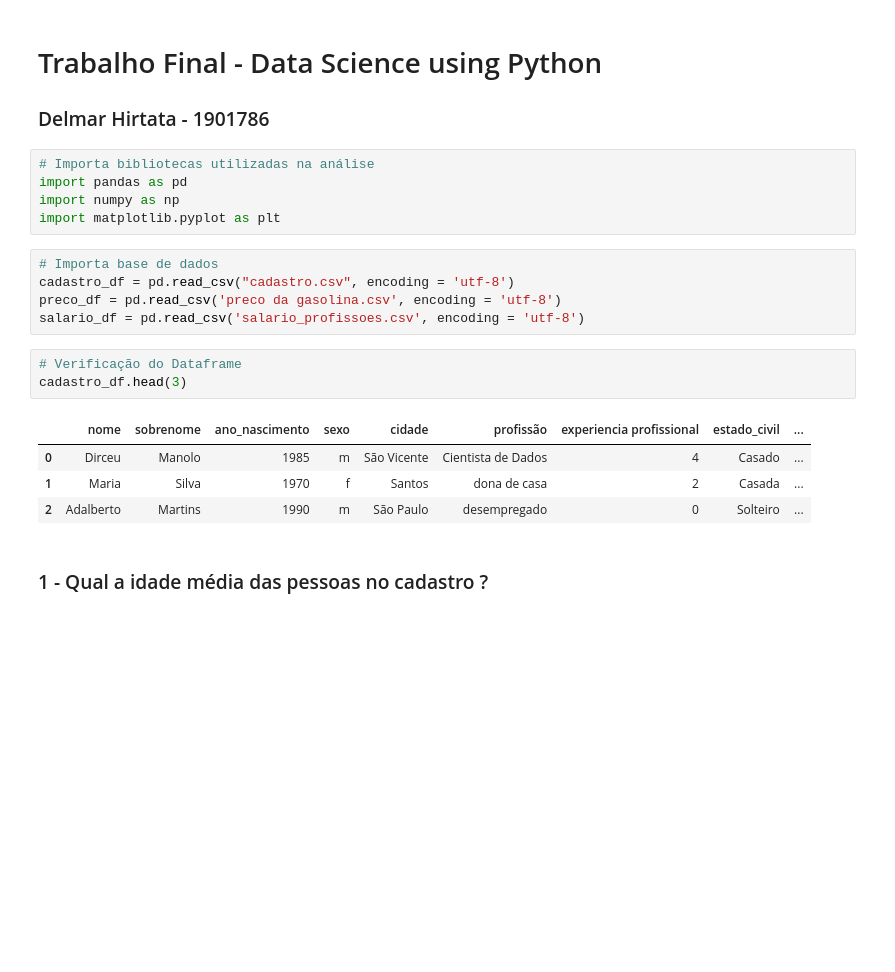
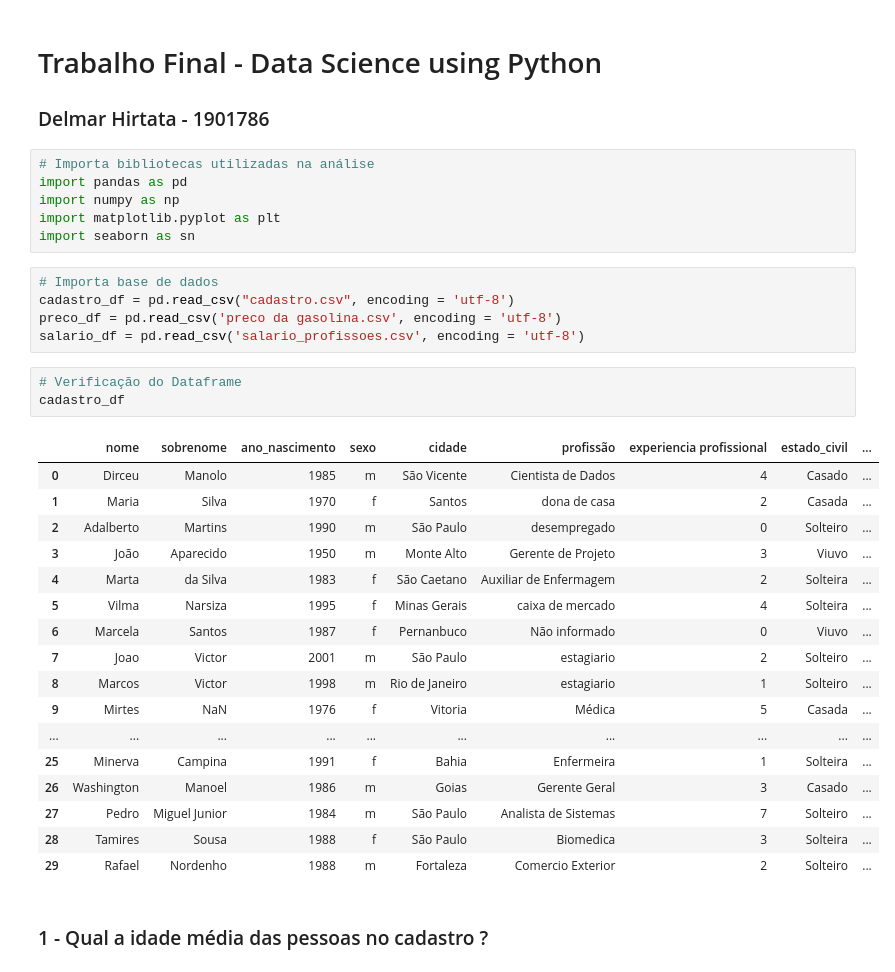
Before and after one commit to delmarhirata/MBA_Big-Data, a Jupyter notebook: Trabalho_Final.ipynb, the cells around one changed output. Saved outputs shown, nothing was run; the diff lists cells and outputs as text; blank space fills up the shorter version.

```diff
--- a/Trabalho_Final.ipynb
+++ b/Trabalho_Final.ipynb
@@ -7,6 +7,7 @@
 import pandas as pd
 import numpy as np
 import matplotlib.pyplot as plt
+import seaborn as sn
 # %%
 # Importa base de dados
 cadastro_df = pd.read_csv("cadastro.csv", encoding = 'utf-8')
@@ -14,12 +15,25 @@ preco_df = pd.read_csv('preco da gasolina.csv', encoding = 'utf-8')
 salario_df = pd.read_csv('salario_profissoes.csv', encoding = 'utf-8')
 # %%
 # Verificação do Dataframe
-cadastro_df.head(3)
+cadastro_df
 # %% [output]
 |  | nome | sobrenome | ano_nascimento | sexo | cidade | profissão | experiencia profissional | estado_civil | ... |
 | 0 | Dirceu | Manolo | 1985 | m | São Vicente | Cientista de Dados | 4 | Casado | ... |
 | 1 | Maria | Silva | 1970 | f | Santos | dona de casa | 2 | Casada | ... |
 | 2 | Adalberto | Martins | 1990 | m | São Paulo | desempregado | 0 | Solteiro | ... |
+| 3 | João | Aparecido | 1950 | m | Monte Alto | Gerente de Projeto | 3 | Viuvo | ... |
+| 4 | Marta | da Silva | 1983 | f | São Caetano | Auxiliar de Enfermagem | 2 | Solteira | ... |
+| 5 | Vilma | Narsiza | 1995 | f | Minas Gerais | caixa de mercado | 4 | Solteira | ... |
+| 6 | Marcela | Santos | 1987 | f | Pernanbuco | Não informado | 0 | Viuvo | ... |
+| 7 | Joao | Victor | 2001 | m | São Paulo | estagiario | 2 | Solteiro | ... |
+| 8 | Marcos | Victor | 1998 | m | Rio de Janeiro | estagiario | 1 | Solteiro | ... |
+| 9 | Mirtes | NaN | 1976 | f | Vitoria | Médica | 5 | Casada | ... |
+| ... | ... | ... | ... | ... | ... | ... | ... | ... | ... |
+| 25 | Minerva | Campina | 1991 | f | Bahia | Enfermeira | 1 | Solteira | ... |
+| 26 | Washington | Manoel | 1986 | m | Goias | Gerente Geral | 3 | Casado | ... |
+| 27 | Pedro | Miguel Junior | 1984 | m | São Paulo | Analista de Sistemas | 7 | Solteiro | ... |
+| 28 | Tamires | Sousa | 1988 | f | São Paulo | Biomedica | 3 | Solteira | ... |
+| 29 | Rafael | Nordenho | 1988 | m | Fortaleza | Comercio Exterior | 2 | Solteiro | ... |
 # %% [markdown]
 ### 1 - Qual a idade média das pessoas no cadastro ?
 # %%
```
Also changed, not shown: parts of 21 cells of this notebook.
